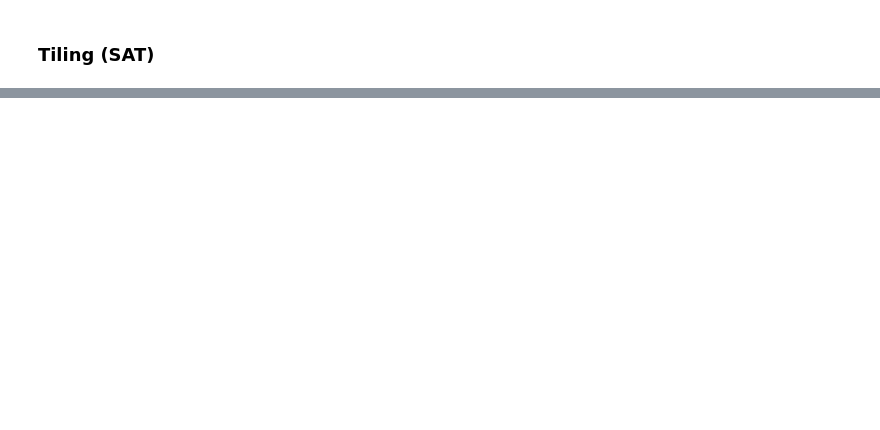
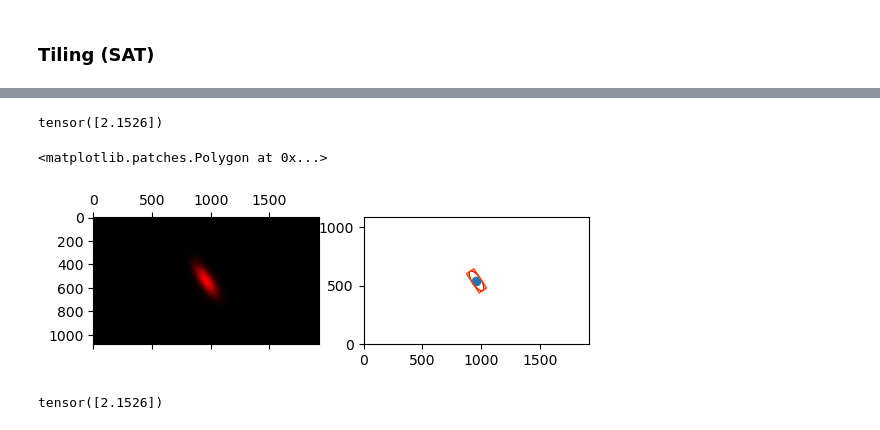
Before and after one commit to myasincifci/gaussian-splatting, a Jupyter notebook: notebooks/rendering_final.ipynb, the cells around one changed output, grey strips where cells are left out. Saved outputs shown, nothing was run; the diff lists cells and outputs as text; code cells hidden in the pictures; blank space fills up the shorter version.

```diff
--- a/notebooks/rendering_final.ipynb
+++ b/notebooks/rendering_final.ipynb
@@ -102,0 +126,5 @@ ax2.set_ylim([0,H])
+# %%
+def get_radii(cov):
+    eigs = get_eigenvalues(cov)
+    l1, l2 = eigs[0], eigs[1]
+    return 1 * torch.sqrt(l1), 1 * torch.sqrt(l2) # TODO: change to 3 * sigma
@@ -102,0 +169,14 @@ ax2.set_ylim([0,H])
+# %%
+def get_box(mu, cov):
+    N = len(mu)
+
+    r1, r2 = get_radii(cov)
+
+    B = torch.empty((N, 4, 2))
+
+    B[:,0,0] = mu[:,0] - r1; B[:,0,1] = mu[:,1] + r2
+    B[:,1,0] = mu[:,0] + r1; B[:,1,1] = mu[:,1] + r2
+    B[:,3,0] = mu[:,0] - r1; B[:,2,1] = mu[:,1] - r2
+    B[:,2,0] = mu[:,0] + r1; B[:,3,1] = mu[:,1] - r2
+
+    return B
@@ -102,0 +188,33 @@ ax2.set_ylim([0,H])
+# %%
+theta = get_orientation(cov_)
+# theta = torch.tensor(torch.pi/4)
+rot = get_rotation(theta)
+theta
+# %% [output]
+tensor([2.1526])
+# %%
+box = get_box(mu_, cov_)
+box_mean = box.mean(dim=1)
+rot_box = (rot @ (box - box_mean).permute((0,2,1))).permute((0,2,1)) + box_mean
+# %%
+fig, (ax1, ax2) = plt.subplots(1, 2)
+ax1.matshow(out_img)
+
+ellipse_ndim(mu_, cov_, ax2, edgecolor='red')
+ax2.scatter(mu_[0,0], mu_[0,1])
+# ax2.scatter(mu_[1,0], mu_[1,1])
+ax2.set_aspect('equal', adjustable='box')
+
+ax2.set_xlim([0,W])
+ax2.set_ylim([0,H])
+
+p = Polygon(rot_box[0], fc='none', ec='orangered')
+
+ax2.add_patch(p)
+# %% [output]
+<matplotlib.patches.Polygon at 0x...>
+[figure, added]
+# %%
+get_orientation(cov_)
+# %% [output]
+tensor([2.1526])
```
Also changed, not shown: parts of 16 cells of this notebook, 1 other file.
